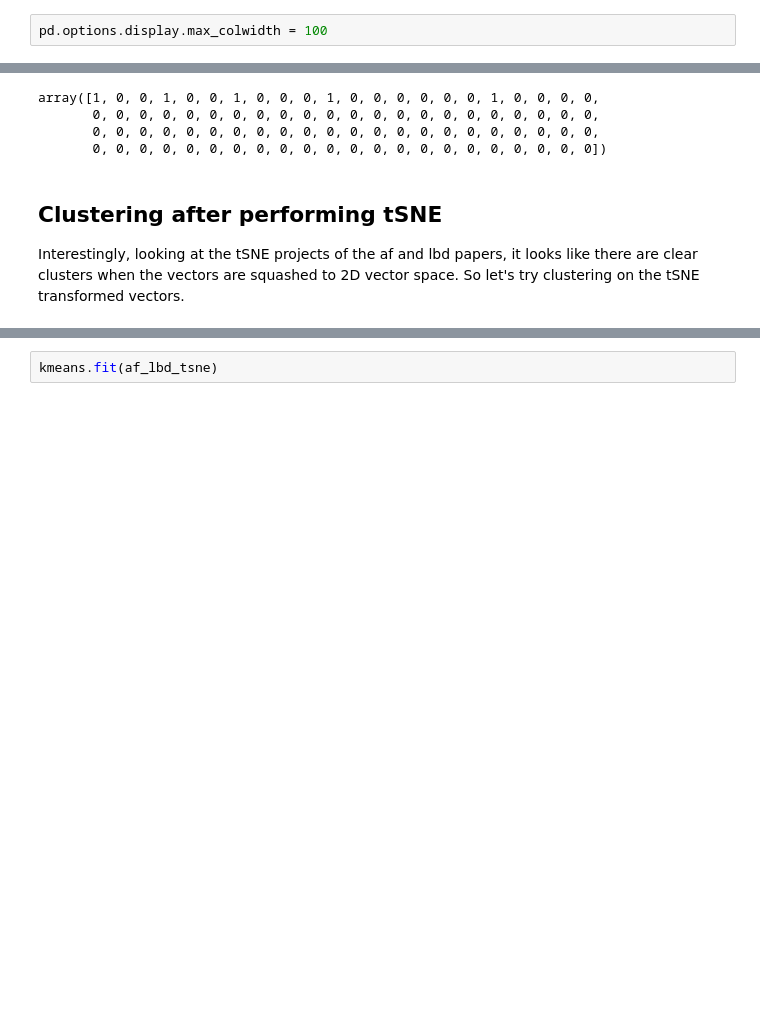
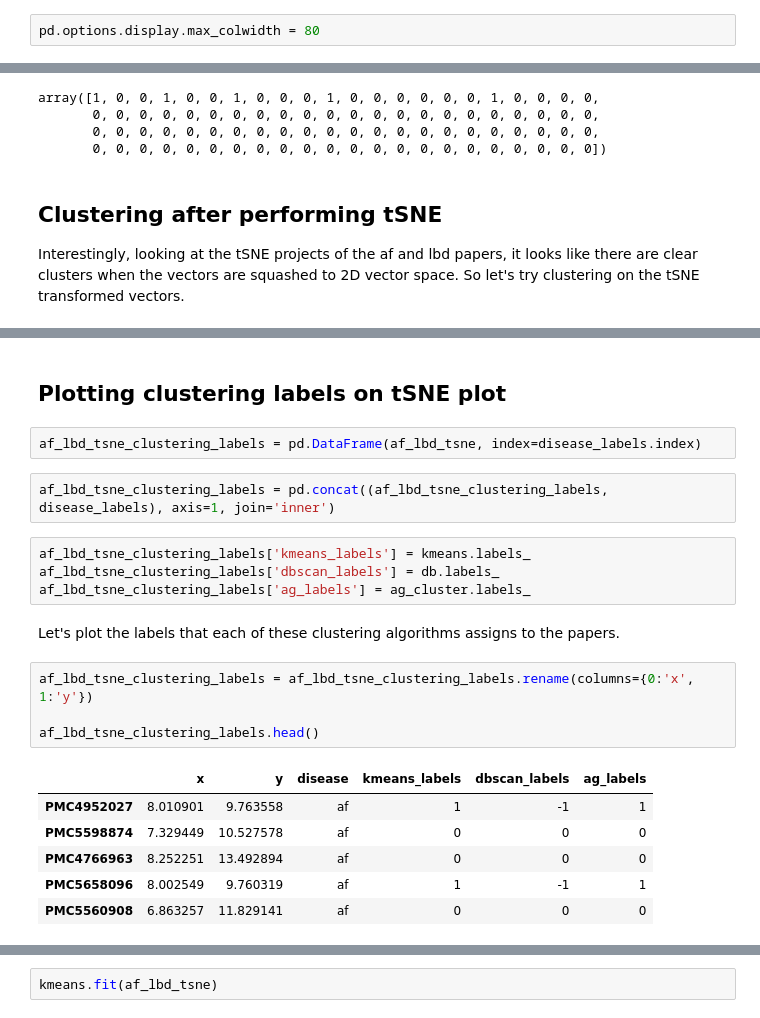
Before and after one commit to jl56923/Extractive-summarization-of-Pubmed, a Jupyter notebook: notebooks/4_Clustering.ipynb, the cells around one changed output, grey strips where cells are left out. Saved outputs shown, nothing was run; the diff lists cells and outputs as text; blank space fills up the shorter version.

```diff
--- a/notebooks/4_Clustering.ipynb
+++ b/notebooks/4_Clustering.ipynb
@@ -11,7 +11,7 @@ from yellowbrick.cluster import SilhouetteVisualizer
 
 from sklearn.metrics import accuracy_score
 # %%
-pd.options.display.max_colwidth = 100
+pd.options.display.max_colwidth = 80
 # %%
 with open("documents/af_lbd_vectors_df_total_88.pkl", "rb") as picklefile:
     af_lbd_vectors_df = pickle.load(picklefile)
@@ -135,0 +136,23 @@ af_lbd_tsne = tsne.fit_transform(af_lbd_vectors_df)
+# %% [markdown]
+## Plotting clustering labels on tSNE plot
+# %%
+af_lbd_tsne_clustering_labels = pd.DataFrame(af_lbd_tsne, index=disease_labels.index)
+# %%
+af_lbd_tsne_clustering_labels = pd.concat((af_lbd_tsne_clustering_labels, disease_labels), axis=1, join='inner')
+# %%
+af_lbd_tsne_clustering_labels['kmeans_labels'] = kmeans.labels_
+af_lbd_tsne_clustering_labels['dbscan_labels'] = db.labels_
+af_lbd_tsne_clustering_labels['ag_labels'] = ag_cluster.labels_
+# %% [markdown]
+Let's plot the labels that each of these clustering algorithms assigns to the papers.
+# %%
+af_lbd_tsne_clustering_labels = af_lbd_tsne_clustering_labels.rename(columns={0:'x', 1:'y'})
+
+af_lbd_tsne_clustering_labels.head()
+# %% [output]
+|  | x | y | disease | kmeans_labels | dbscan_labels | ag_labels |
+| PMC4952027 | 8.010901 | 9.763558 | af | 1 | -1 | 1 |
+| PMC5598874 | 7.329449 | 10.527578 | af | 0 | 0 | 0 |
+| PMC4766963 | 8.252251 | 13.492894 | af | 0 | 0 | 0 |
+| PMC5658096 | 8.002549 | 9.760319 | af | 1 | -1 | 1 |
+| PMC5560908 | 6.863257 | 11.829141 | af | 0 | 0 | 0 |
```
Also changed, not shown: parts of 19 cells of this notebook, 14 other files.
